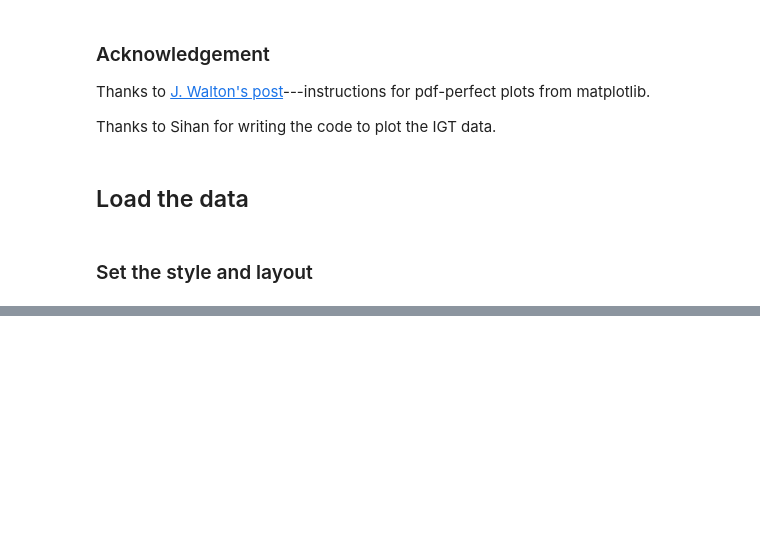
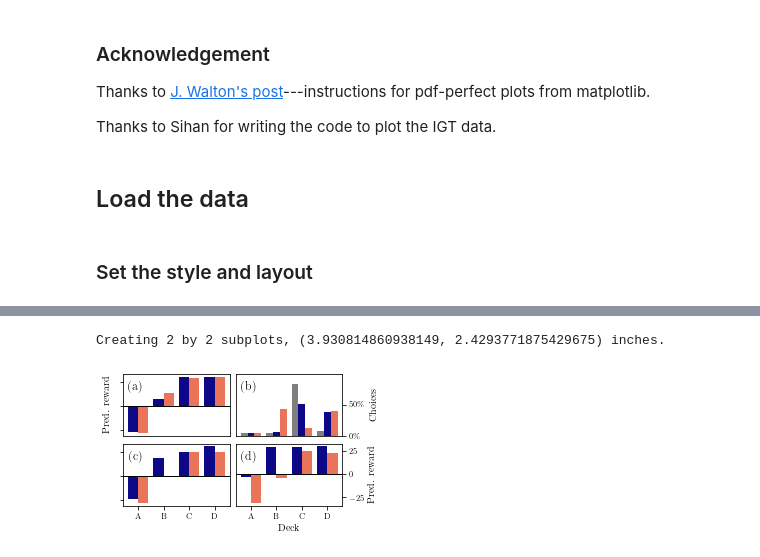
Before and after one commit to matomatical/neuRL, a Jupyter notebook: Figures.ipynb, the cells around one changed output, grey strips where cells are left out. Drawn from its saved outputs; the diff is of its cells as text; code cells hidden in the pictures; blank space fills up the shorter version.

```diff
--- a/Figures.ipynb
+++ b/Figures.ipynb
@@ -257,0 +172,42 @@ plt.show()
+# %%
+fig, axes = subplots(2, 2, sharey=False)
+
+# for all plot on the right, tick right
+for ax in axes[:, -1]:
+    ax.yaxis.set_label_position("right")
+    ax.yaxis.tick_right()
+for ax in axes[:, 0]:
+    ax.set_yticklabels([])
+for ax in axes[:-1, :].flat:
+    ax.set_xticklabels([])
+    ax.tick_params(axis='x', which=u'both',length=0)
+axes[0, 0].set_ylabel("Pred. reward")
+axes[0, 1].set_ylabel("Choices")
+axes[1, 1].set_ylabel("Pred. reward")
+axes[1, 0].set_xticks([0, 1, 2, 3])
+axes[1, 0].set_xticklabels(['A', 'B', 'C', 'D'])
+axes[1, 1].set_xticks([0, 1, 2, 3])
+axes[1, 1].set_xticklabels(['A', 'B', 'C', 'D'])
+axes[1, 1].set_xlabel("Deck")
+
+# plot the action counts
+
+axes[0, 1].set_ylim(0, 0.99)
+axes[0, 1].yaxis.set_major_formatter(mtick.PercentFormatter(1.0))
+axes[0, 1].set_yticks([0, 0.5])
+counts = np.stack([xigt_data['traditional action counts'],
+                     xigt_data['direct action counts'],
+                     xigt_data['direct (half) action counts']])
+counts = (counts / counts.sum(axis=1, keepdims=True)).T
+plot_multi_bars(axes[0, 1], counts, ['gray', c(0), c(0.65)])
+
+# plot the state values
+plot_multi_bars(axes[0, 0], transform(xigt_data['traditional']),   [PURPLE, ORANGE])
+plot_multi_bars(axes[1, 0], transform(xigt_data['direct']),        [PURPLE, ORANGE])
+plot_multi_bars(axes[1, 1], transform(xigt_data['direct (half)']), [PURPLE, ORANGE])
+
+plt.savefig('plots/xigt.pdf', bbox_inches='tight')
+plt.show()
+# %% [output]
+Creating 2 by 2 subplots, (3.930814860938149, 2.4293771875429675) inches.
+[figure, added]
```
Also changed, not shown: parts of 15 cells of this notebook, 4 other files.
